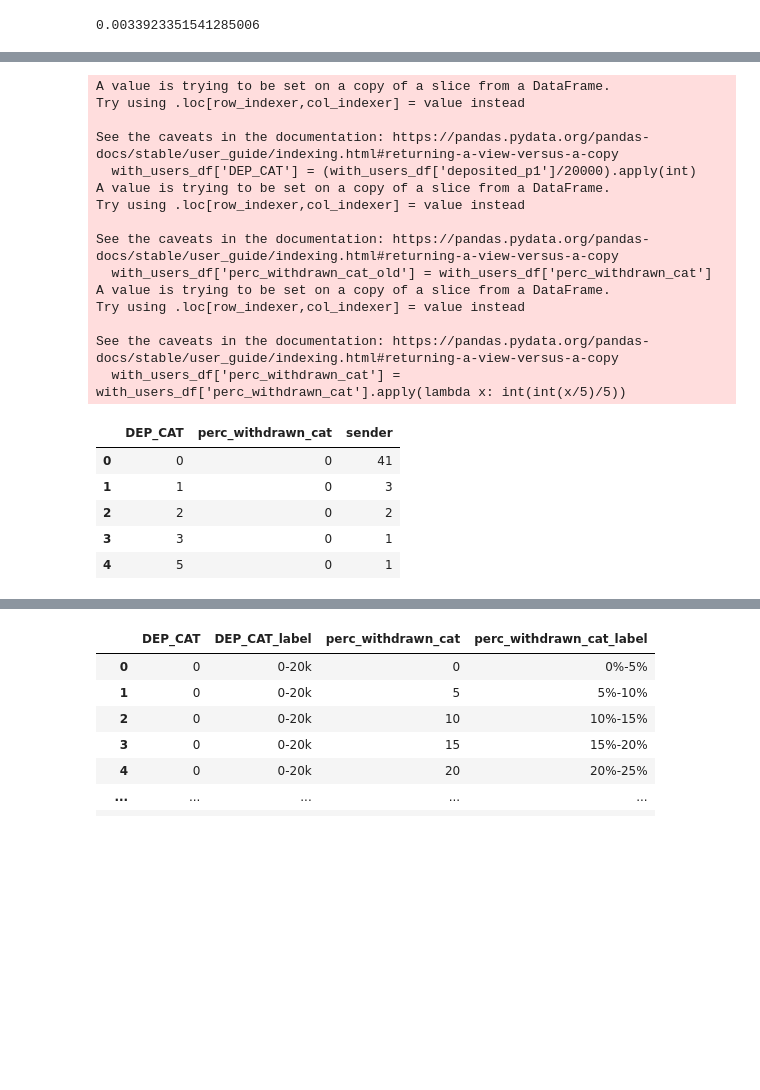
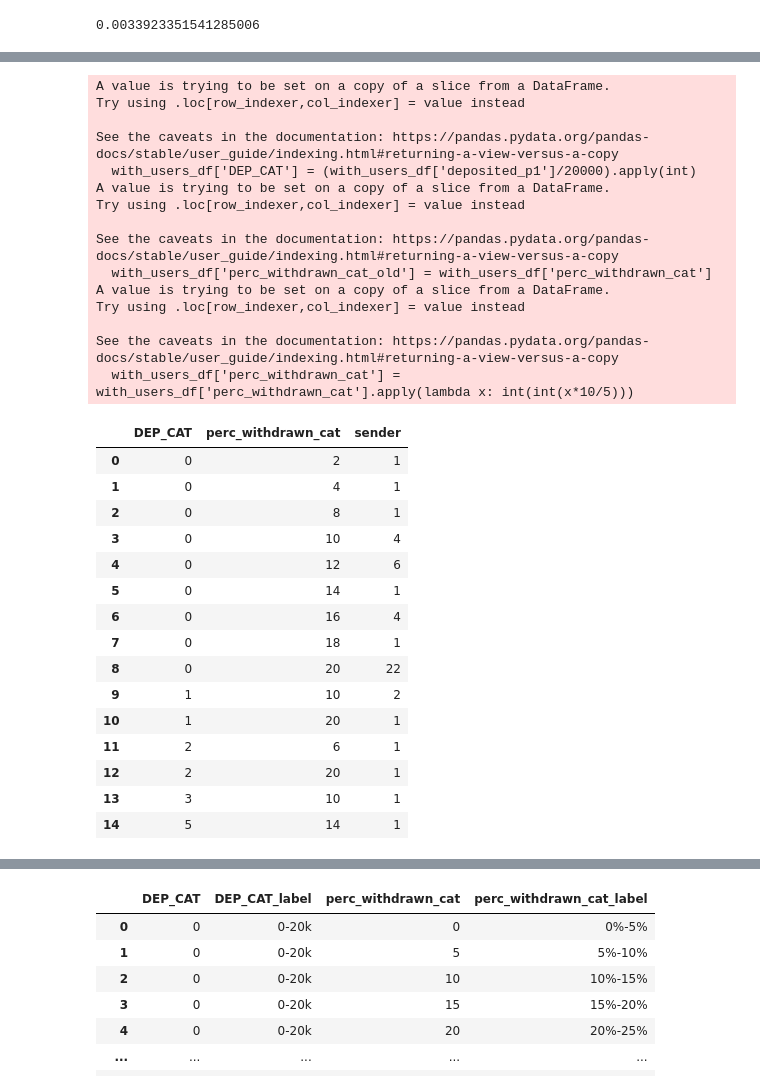
Before and after one commit to IncioMan/mars_lockdrop, a Jupyter notebook: notebook/Prism launch.ipynb, the cells around one changed output, grey strips where cells are left out. Cells and saved outputs as stored; diff of their text form; code cells hidden in the pictures; blank space fills up the shorter version.

```diff
--- a/notebook/Prism launch.ipynb
+++ b/notebook/Prism launch.ipynb
@@ -271,8 +275,8 @@ alt.Chart(p2_hourly_df.rename(columns=cols_dict)).mark_bar().encode(
 users_with.WITHDRAWN_AMOUNT_PHASE2 = users_with.WITHDRAWN_AMOUNT_PHASE2.apply(lambda x: x if x >=0 else 0)
 # %%
 with_users_df = users_with[users_with.has_withdrawn_p2&users_with['deposited_p1']>0]
-with_users_df['perc_withdrawn'] = round(with_users_df[with_users_df.has_withdrawn_p2]['WITHDRAWN_AMOUNT_PHASE2'],3)/with_users_df['deposited_p1']*100
-with_users_df['perc_withdrawn_cat'] = (with_users_df['perc_withdrawn']/100).apply(lambda x: int(x))
+with_users_df['perc_withdrawn'] = round(with_users_df[with_users_df.has_withdrawn_p2]['WITHDRAWN_AMOUNT_PHASE2'],3)/with_users_df['deposited_p1']*10
+with_users_df['perc_withdrawn_cat'] = (with_users_df['perc_withdrawn']).apply(lambda x: int(x))
 df2 = with_users_df.groupby('perc_withdrawn_cat').sender.count()
 with_users_df
 # %% [output]
@@ -374,32 +420,42 @@ alt.Chart(p2_hourly_df.rename(columns=cols_dict)).mark_line(point=True).encode(
 # %%
 with_users_df['DEP_CAT'] = (with_users_df['deposited_p1']/20000).apply(int)
 with_users_df['perc_withdrawn_cat_old'] = with_users_df['perc_withdrawn_cat']
-with_users_df['perc_withdrawn_cat'] = with_users_df['perc_withdrawn_cat'].apply(lambda x: int(int(x/5)/5))
+with_users_df['perc_withdrawn_cat'] = with_users_df['perc_withdrawn_cat'].apply(lambda x: int(int(x*10/5)))
 df = with_users_df.groupby(['DEP_CAT','perc_withdrawn_cat']).sender.count()
 df = df.reset_index()
 df
 # %% [output]
 A value is trying to be set on a copy of a slice from a DataFrame.
 Try using .loc[row_indexer,col_indexer] = value instead
 
 See the caveats in the documentation: https://pandas.pydata.org/pandas-docs/stable/user_guide/indexing.html#returning-a-view-versus-a-copy
   with_users_df['DEP_CAT'] = (with_users_df['deposited_p1']/20000).apply(int)
 A value is trying to be set on a copy of a slice from a DataFrame.
 Try using .loc[row_indexer,col_indexer] = value instead
 
 See the caveats in the documentation: https://pandas.pydata.org/pandas-docs/stable/user_guide/indexing.html#returning-a-view-versus-a-copy
   with_users_df['perc_withdrawn_cat_old'] = with_users_df['perc_withdrawn_cat']
 A value is trying to be set on a copy of a slice from a DataFrame.
 Try using .loc[row_indexer,col_indexer] = value instead
 
 See the caveats in the documentation: https://pandas.pydata.org/pandas-docs/stable/user_guide/indexing.html#returning-a-view-versus-a-copy
-  with_users_df['perc_withdrawn_cat'] = with_users_df['perc_withdrawn_cat'].apply(lambda x: int(int(x/5)/5))
+  with_users_df['perc_withdrawn_cat'] = with_users_df['perc_withdrawn_cat'].apply(lambda x: int(int(x*10/5)))
 |  | DEP_CAT | perc_withdrawn_cat | sender |
-| 0 | 0 | 0 | 41 |
-| 1 | 1 | 0 | 3 |
-| 2 | 2 | 0 | 2 |
-| 3 | 3 | 0 | 1 |
-| 4 | 5 | 0 | 1 |
+| 0 | 0 | 2 | 1 |
+| 1 | 0 | 4 | 1 |
+| 2 | 0 | 8 | 1 |
+| 3 | 0 | 10 | 4 |
+| 4 | 0 | 12 | 6 |
+| 5 | 0 | 14 | 1 |
+| 6 | 0 | 16 | 4 |
+| 7 | 0 | 18 | 1 |
+| 8 | 0 | 20 | 22 |
+| 9 | 1 | 10 | 2 |
+| 10 | 1 | 20 | 1 |
+| 11 | 2 | 6 | 1 |
+| 12 | 2 | 20 | 1 |
+| 13 | 3 | 10 | 1 |
+| 14 | 5 | 14 | 1 |
 # %%
 alt.Chart(df).mark_rect().encode(
     x=alt.X('perc_withdrawn_cat:O', sort=alt.EncodingSortField(order='ascending')),
```
Also changed, not shown: parts of 14 cells of this notebook, 4 other files.
